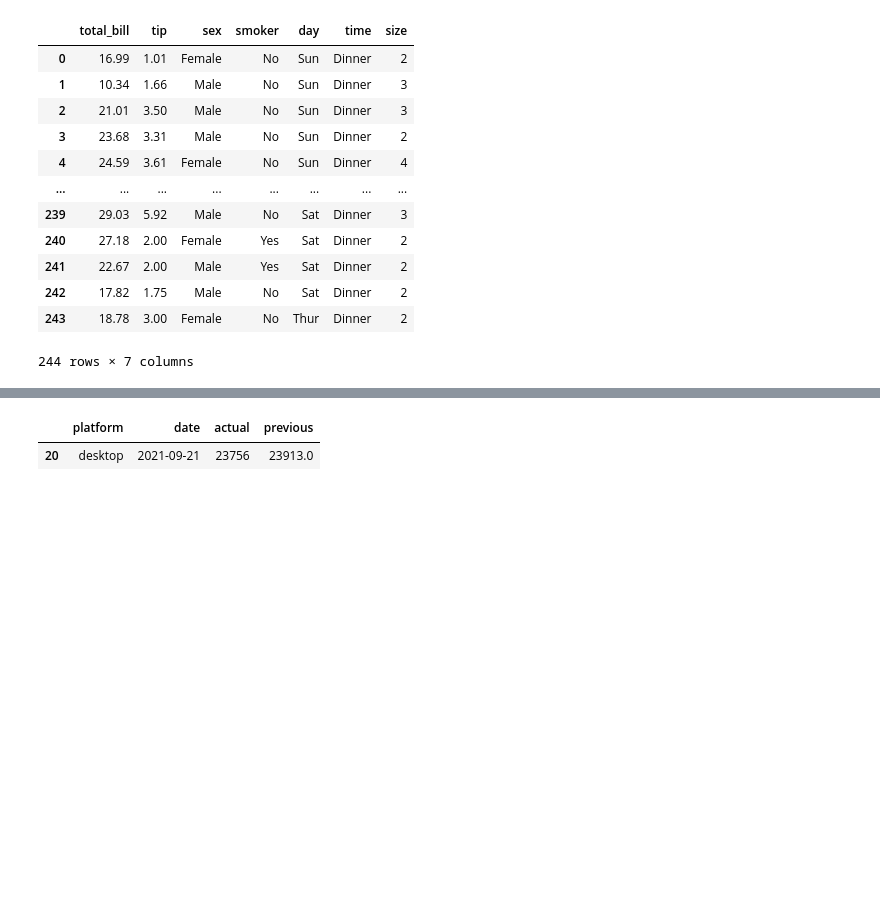
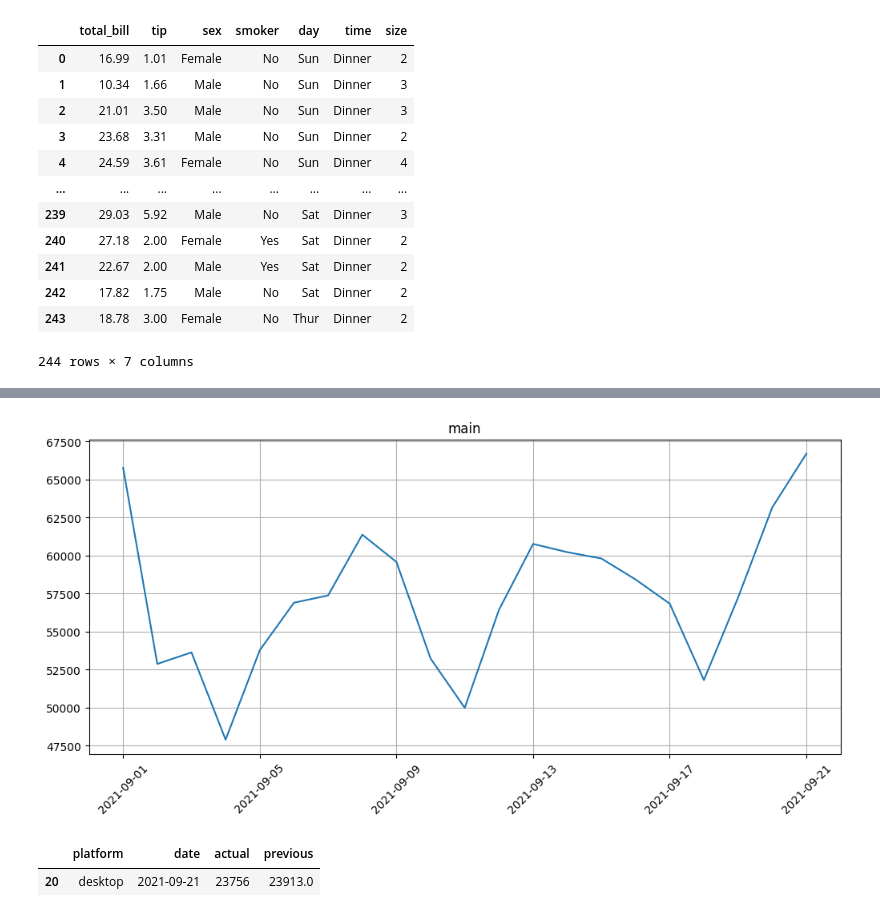
Before and after one commit to aleks-haksly/VIZRO, a Jupyter notebook: demos/test_yandex.ipynb, the cells around one changed output, grey strips where cells are left out. Saved outputs shown, nothing was run; the diff lists cells and outputs as text; code cells hidden in the pictures; blank space fills up the shorter version.

```diff
--- a/demos/test_yandex.ipynb
+++ b/demos/test_yandex.ipynb
@@ -60,3 +140,11 @@ df.groupby(["platform", "date"])["count"].sum().loc["touch"].tail(2).tolist()
+# %%
+anomalies_model = get_anomalies_median(
+    df_day, window_size =4,
+)
+
+plot_anomalies(df_day, anomalies_model)
+# %% [output]
+[figure, added]
 # %%
 def get_kpi_data(data=df, platform="touch", scale="day"):
         match scale:
```
Also changed, not shown: parts of 15 cells of this notebook.
